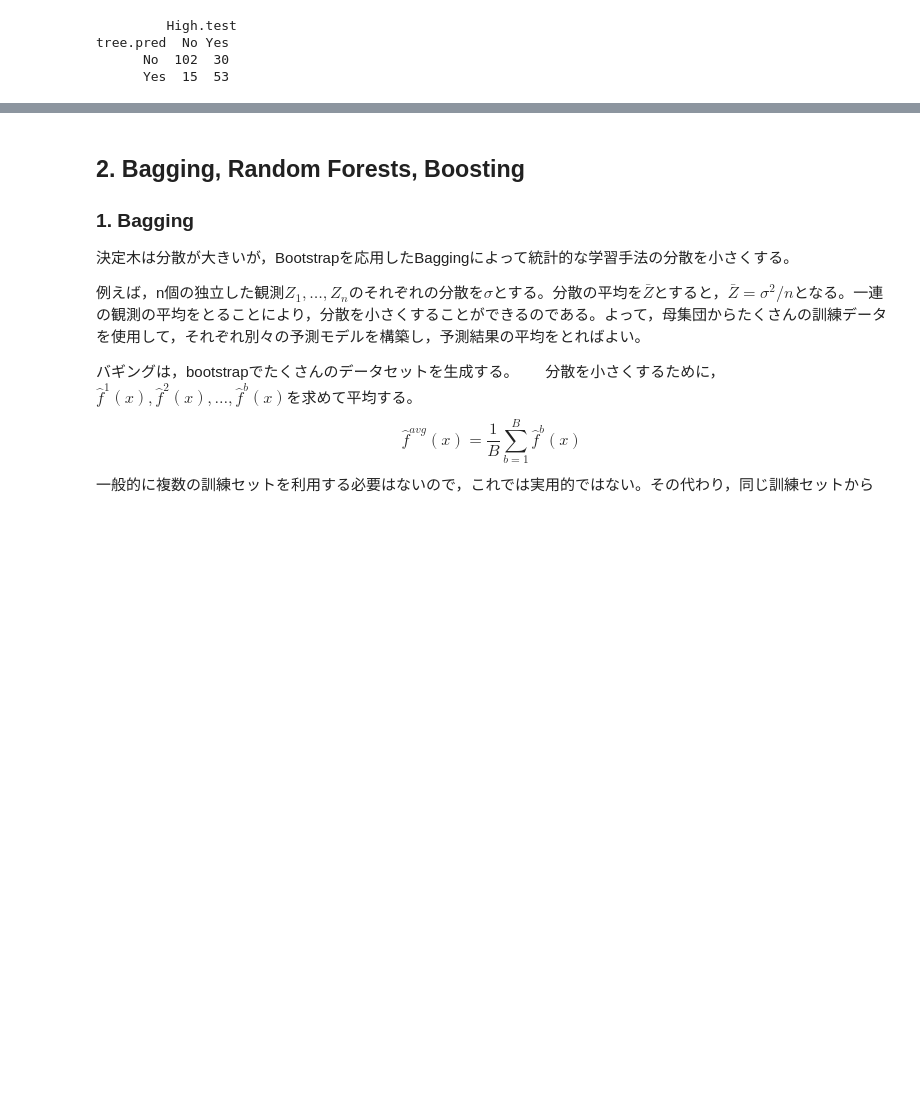
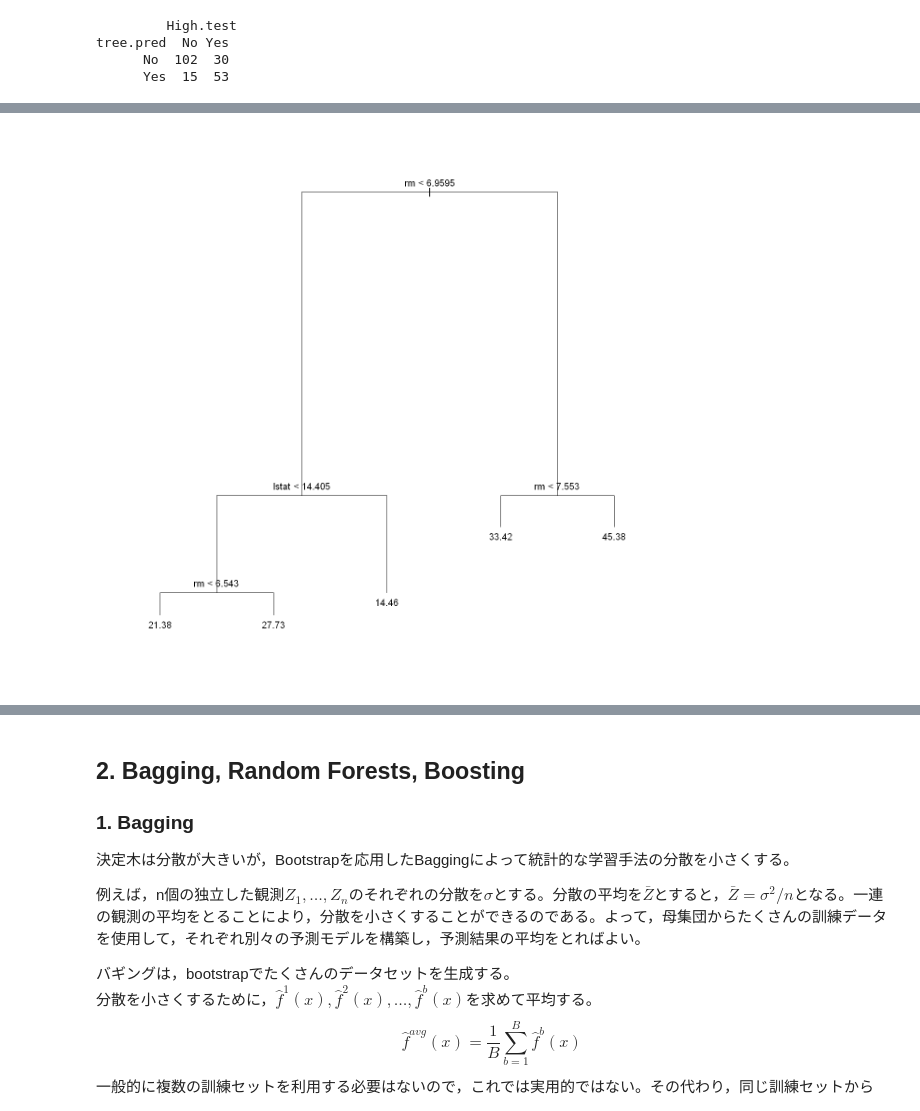
Before and after one commit to yellowmeteor/met_python.github.io, a Jupyter notebook: ISLR/8_Tree-Based_Methods.ipynb, the cells around one changed output, grey strips where cells are left out. Cells and saved outputs as stored; diff of their text form; code cells hidden in the pictures; blank space fills up the shorter version.

```diff
--- a/ISLR/8_Tree-Based_Methods.ipynb
+++ b/ISLR/8_Tree-Based_Methods.ipynb
@@ -226,0 +256,7 @@ tree.pred  No Yes
+# %%
+# 剪定
+prune.boston = prune.tree(tree.boston, best=5)
+plot(prune.boston)
+text(prune.boston, pretty=0)
+# %% [output]
+[figure, added]
```
Also changed, not shown: parts of 14 cells of this notebook.
